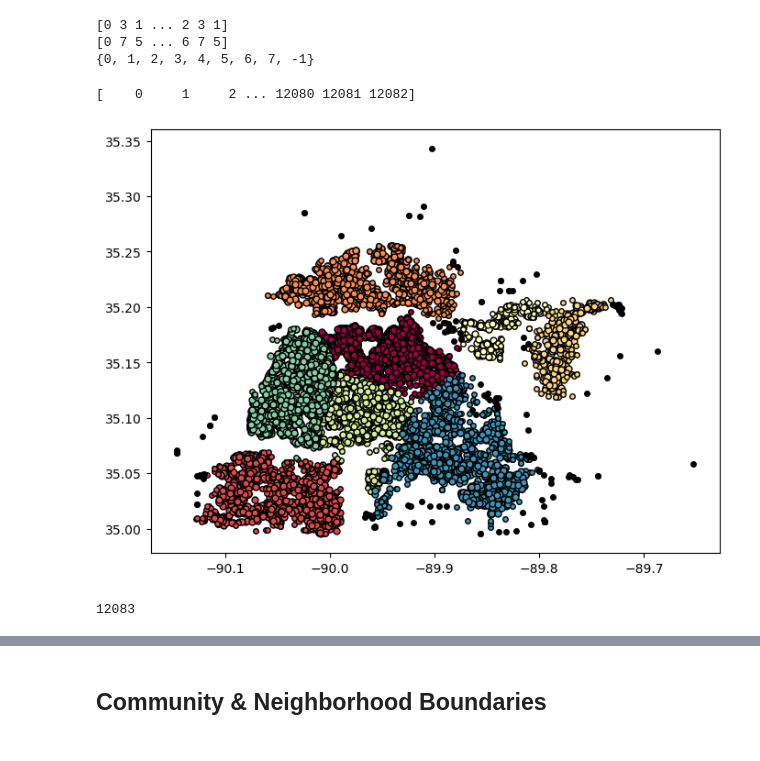
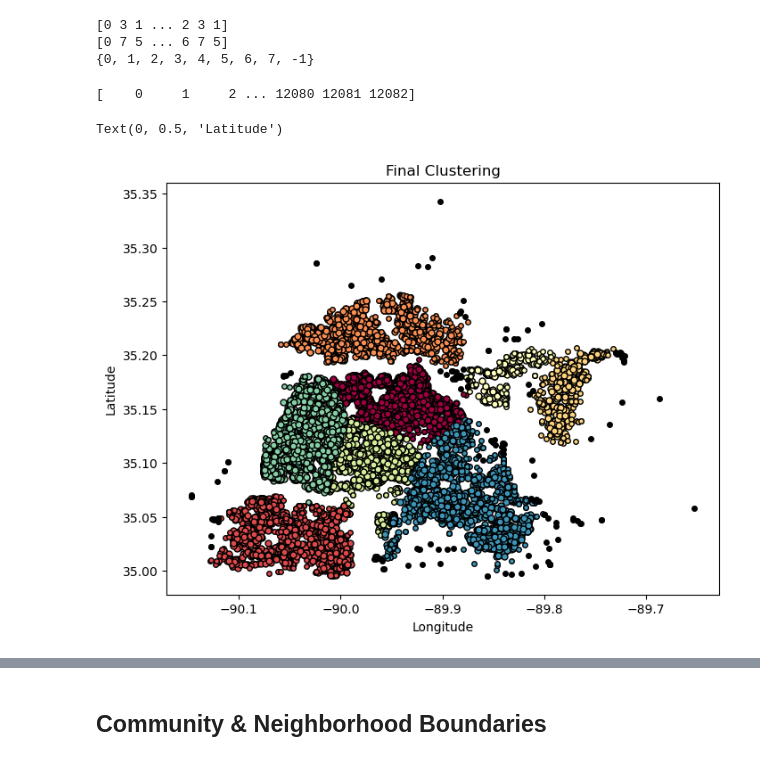
Before and after one commit to EddiePueb1/Open_311_Data_Analysis, a Jupyter notebook: data_analysis_311.ipynb, the cells around one changed output, grey strips where cells are left out. Cells and saved outputs as stored; diff of their text form; code cells hidden in the pictures.

```diff
--- a/data_analysis_311.ipynb
+++ b/data_analysis_311.ipynb
@@ -884,7 +891,7 @@ for cluster_label in labels:
 
 print(len(cluster_0) + len(cluster_1) + len(cluster_2) + len(cluster_3) + len(cluster_4) + noise_points)
 
-#cluster_0_parsed = df.iloc[cluster_0]
+cluster_0_parsed = df.iloc[cluster_0]
 #display(cluster_0_parsed)
 # %% [output]
 12083
@@ -1047,74 +1054,35 @@ for k, col in zip(cluster_labels, colors):
     # Displays points that are core samples
     xy = coordinates[class_member_mask & core_samples_mask]
     plt.plot(
         xy[:, 0],
         xy[:, 1],
         "o",
         markerfacecolor=tuple(col),
         markeredgecolor="k",
         markersize=5,
     )
 
     # Displays points that are not core samples
     xy = coordinates[class_member_mask & ~core_samples_mask]
     plt.plot(
         xy[:, 0],
         xy[:, 1],
         "o",
         markerfacecolor=tuple(col),
         markeredgecolor="k",
         markersize=4,
     )
 
+plt.title("Final Clustering")
+plt.xlabel('Longitude')
+plt.ylabel('Latitude')
 
 # for i in range(k_medoids.n_clusters):
 #     cluster_points = X[k_medoids.labels_ == i]
 #     medoid = X[k_medoids.medoid_indices_[i]]
 #     plt.scatter(cluster_points[:, 0], cluster_points[:, 1], label=f'Cluster {i}')
 #     plt.scatter(medoid[0], medoid[1], marker='*', color='black', s=200, label=f'Medoid {i}')
 # %% [output]
 [    0     1     2 ... 12080 12081 12082]
+Text(0, 0.5, 'Latitude')
-[figure, old version]
+[figure, new version]
-# %%
-cluster_0 = []
-cluster_1 = []
-cluster_2 = []
-cluster_3 = []
-cluster_4 = []
-cluster_5 = []
-cluster_6 = []
-cluster_7 = []
-
-index = 0
-
-# Puts the index of a point into its respective cluster
-for cluster_label in labels:
-    if cluster_label == 0:
-        cluster_0.append(index)
-
-    if cluster_label == 1:
-        cluster_1.append(index)
-
-    if cluster_label == 2:
-        cluster_2.append(index)
-
-    if cluster_label == 3:
-        cluster_3.append(index)
-
-    if cluster_label == 4:
-        cluster_4.append(index)
-
-    if cluster_label == 5:
-        cluster_5.append(index)
-
-    if cluster_label == 6:
-        cluster_6.append(index)
-
-    if cluster_label == 7:
-        cluster_7.append(index)
-
-    index += 1
-
-print(len(cluster_0) + len(cluster_1) + len(cluster_2) + len(cluster_3) + len(cluster_4) + len(cluster_5) + len(cluster_6) + len(cluster_7) + noise_points)
-# %% [output]
-12083
```
Also changed, not shown: parts of 25 cells of this notebook.
